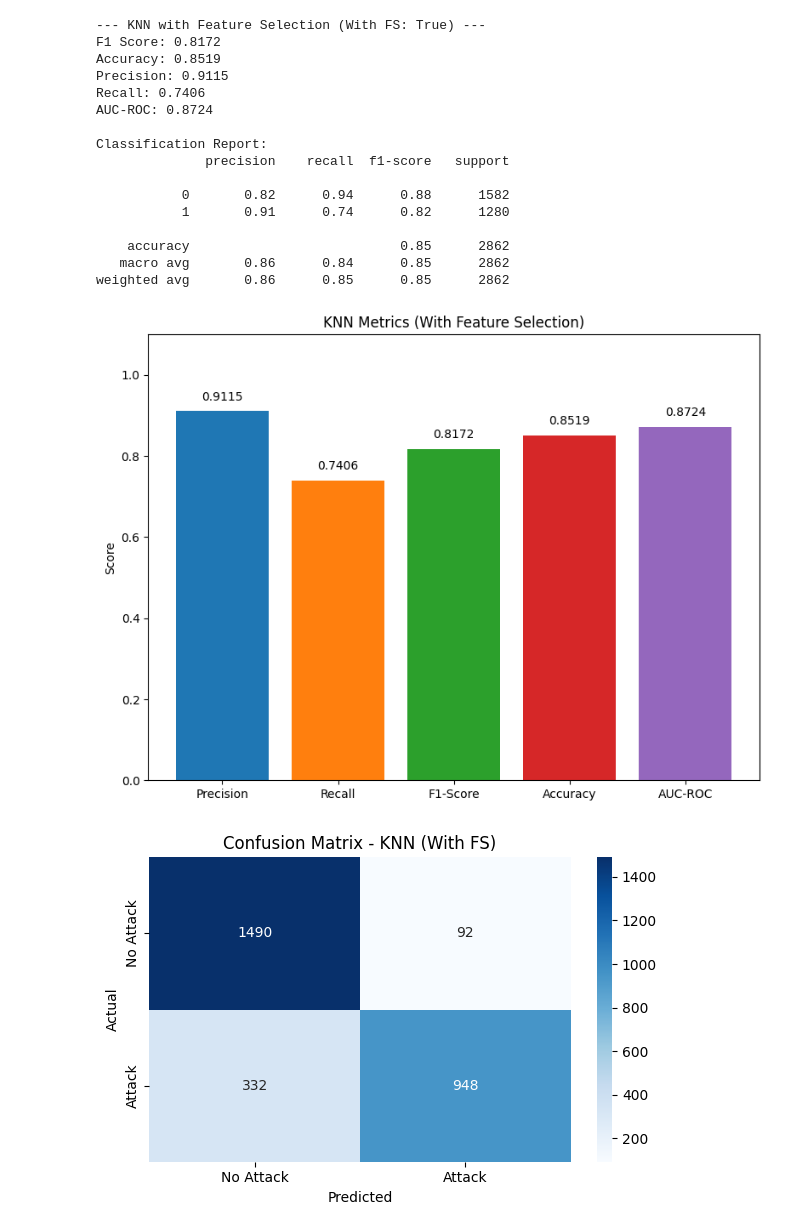
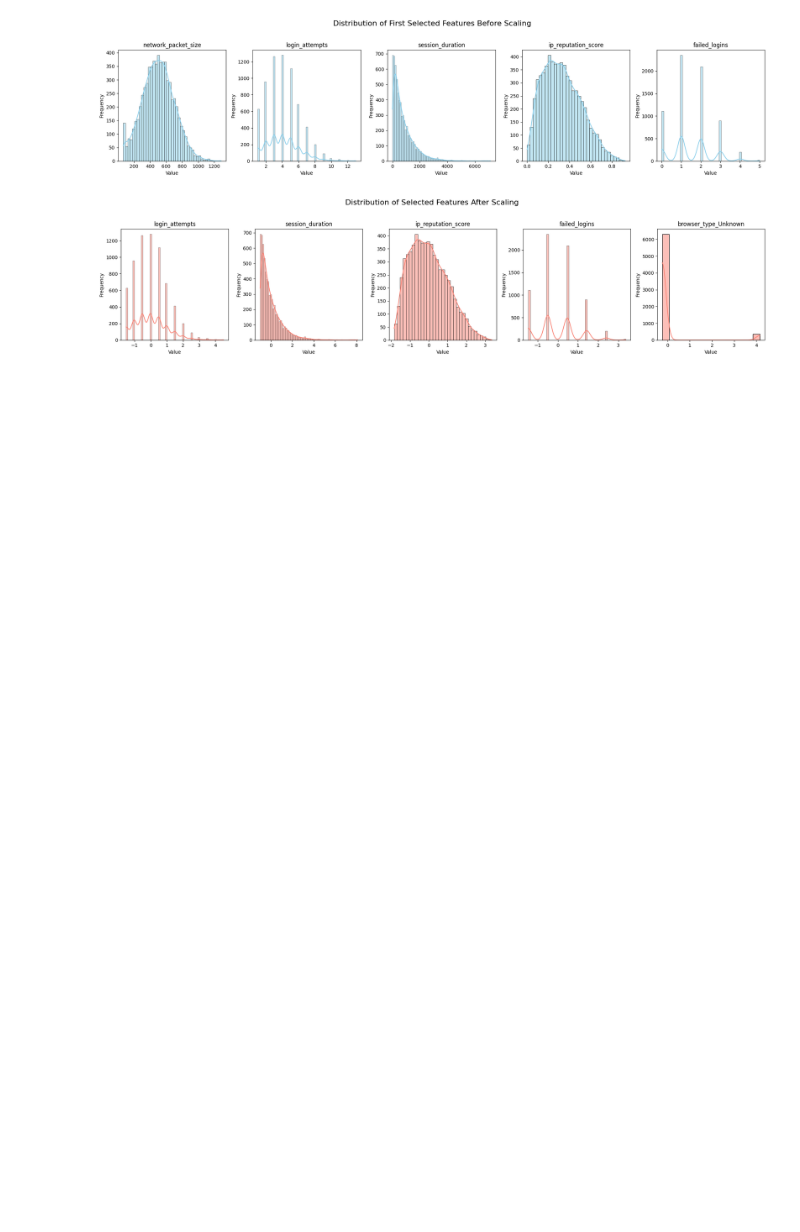
Before and after one commit to mujtaba86/final-ml, a Jupyter notebook: newfinal.ipynb, the cells around one changed output. Saved outputs shown, nothing was run; the diff lists cells and outputs as text; code cells hidden in the pictures; blank space fills up the shorter version.

```diff
--- a/newfinal.ipynb
+++ b/newfinal.ipynb
@@ -60,7 +60,7 @@ fig.tight_layout()
 # Show the plot without saving it
 plt.show()
 print(df['attack_detected'].value_counts())
-alue_counts = df['attack_detected'].value_counts()
+value_counts = df['attack_detected'].value_counts()
 
 # Create the bar plot with different colors for each category
 plt.figure(figsize=(8, 6))
@@ -161,6 +161,22 @@ def plot_confusion_matrix(y_true, y_pred, title):
     plt.show()
 
 # --- Feature Selection and Scaling ---
+# --- Feature Selection and Scaling ---
+
+# Plot distributions before scaling (using first k_best_count features for clarity)
+df_before_scaling = pd.DataFrame(X_train.iloc[:, :k_best_count], columns=X.columns[:k_best_count])
+fig, axes = plt.subplots(nrows=1, ncols=k_best_count, figsize=(20, 5))
+fig.suptitle('Distribution of First Selected Features Before Scaling', fontsize=16)
+for i, col in enumerate(df_before_scaling.columns):
+    sns.histplot(df_before_scaling[col], kde=True, ax=axes[i], color='skyblue')
+    axes[i].set_title(col)
+    axes[i].set_xlabel('Value')
+    axes[i].set_ylabel('Frequency')
+plt.tight_layout(rect=[0, 0.03, 1, 0.95])
+plt.savefig('before_scaling.png')
+plt.show()  # <-- added to display
+plt.close(fig)
+
 # Fit selector on training data only
 X_train_kbest = selector.fit_transform(X_train, y_train)
 X_test_kbest = selector.transform(X_test)
@@ -172,6 +188,22 @@ X_test_scaled = scaler.transform(X_test)
 # Scale feature-selected data
 X_train_kbest_scaled = scaler.fit_transform(X_train_kbest)
 X_test_kbest_scaled = scaler.transform(X_test_kbest)
+
+# Plot distributions after scaling (selected features)
+df_after_scaling = pd.DataFrame(X_train_kbest_scaled, columns=np.array(X.columns)[selector.get_support()])
+fig, axes = plt.subplots(nrows=1, ncols=k_best_count, figsize=(20, 5))
+fig.suptitle('Distribution of Selected Features After Scaling', fontsize=16)
+for i, col in enumerate(df_after_scaling.columns):
+    sns.histplot(df_after_scaling[col], kde=True, ax=axes[i], color='salmon')
+    axes[i].set_title(col)
+    axes[i].set_xlabel('Value')
+    axes[i].set_ylabel('Frequency')
+plt.tight_layout(rect=[0, 0.03, 1, 0.95])
+plt.savefig('after_scaling.png')
+plt.show()  # <-- added to display
+plt.close(fig)
+
+
 
 # --- Model Training and Evaluation Loop ---
 all_results = {}
@@ -311,48 +343,32 @@ def plot_time_comparison(times_dict, title, colors):
     plt.title(title)
     plt.tight_layout()
     plt.show()
 
 plot_time_comparison(times_with_fs, 'Training + Scoring Time (With Feature Selection)', [model_colors['KNN'], model_colors['Decision Tree'], model_colors['Logistic Regression']])
 plot_time_comparison(times_without_fs, 'Training + Scoring Time (Without Feature Selection)', [model_colors['KNN'], model_colors['Decision Tree'], model_colors['Logistic Regression']])
 # %% [output]
 --- Dataset Overview ---
 First 5 rows:
    network_packet_size protocol_type  login_attempts  session_duration  \
 0                  599           TCP               4        492.983263
 1                  472           TCP               3       1557.996461
 2                  629           TCP               3         75.044262
 3                  804           UDP               4        601.248835
 4                  453           TCP               5        532.540888
 
   encryption_used  ip_reputation_score  failed_logins browser_type  \
 0             DES             0.606818              1         Edge
 1             DES             0.301569              0      Firefox
 ... (58 lines left out)
 75%           1.000000
 max           1.000000
 
 Distribution of the target variable 'attack_detected':
 [figure]
 attack_detected
 0    5273
 1    4264
 Name: count, dtype: int64
 [figure]
---- KNN with Feature Selection (With FS: True) ---
-F1 Score: 0.8172
-Accuracy: 0.8519
-Precision: 0.9115
-Recall: 0.7406
-AUC-ROC: 0.8724
-
-Classification Report:
-              precision    recall  f1-score   support
-
-           0       0.82      0.94      0.88      1582
-           1       0.91      0.74      0.82      1280
-
-    accuracy                           0.85      2862
-   macro avg       0.86      0.84      0.85      2862
-weighted avg       0.86      0.85      0.85      2862
-[figure, old version]
+[figure, new version]
-[figure, old version]
+[figure, new version]
```
Also changed, not shown: parts of 1 cell of this notebook.
